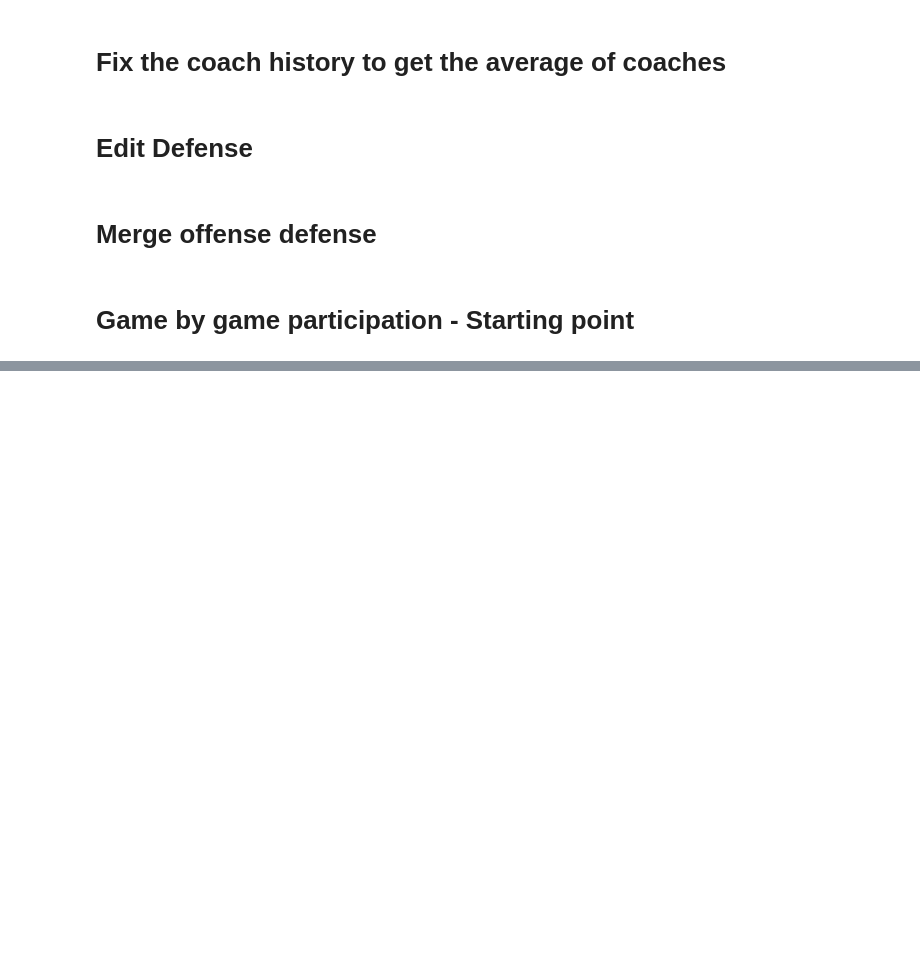
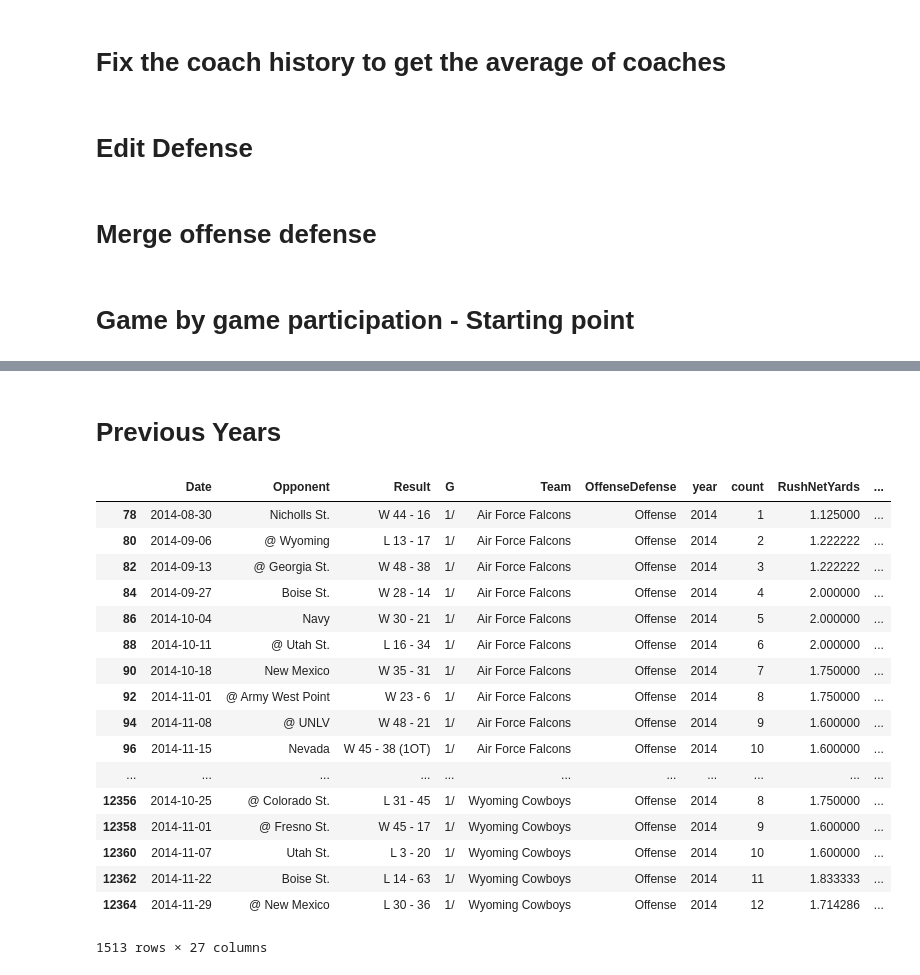
Before and after one commit to cjohns38/ncaafootball, a Jupyter notebook: StartingDataManipulation.ipynb, the cells around one changed output, grey strips where cells are left out. Drawn from its saved outputs; the diff is of its cells as text; code cells hidden in the pictures; blank space fills up the shorter version.

```diff
--- a/StartingDataManipulation.ipynb
+++ b/StartingDataManipulation.ipynb
@@ -339,11 +328,5 @@ final[(final['Team'] == 'Air Force Falcons') &
-# %%
-game =  3
-year = 2014
-if game <=3:
-    out = final[(final['Team'] == 'Air Force Falcons') &
-                (final['year_y'] == year) &
-                (final['count'] <= game)
-               ].mean()
+# %% [markdown]
+# Previous Years
 # %%
 def previous_yrs(team, year, game, cols, debug = False):
     global final
@@ -363,7 +346,8 @@ def previous_yrs(team, year, game, cols, debug = False):
         out.append(x)
 
     if debug == False:
-        mean = pd.concat(out)
+        mean = pd.concat(out).mean().to_frame().T.drop(['year_y', 'count'], axis=1).to_dict(orient='record')[0]
+        return pd.Series(mean)
     elif debug == True:
         mean = pd.concat(out)
-    return mean
+        return mean
@@ -372,0 +354,35 @@ z = previous_yrs('Air Force Falcons', 2015, 3, cols2, False)
+# %%
+#cols2 = ['RushNetYards', 'PassYards', 'Int', 'Interceptions', 'PassAttempts', 'Punts']
+cols2 = ["RushNetYards","PassYards","Interceptions","PassAttempts","Punts","Points","FumblesLost",
+         "Penalties","Plays","def_RushNetYards","def_PassYards","def_Interceptions","def_Punts",
+         "def_FF","def_PenaltyYards","def_PDef","Sacks","Tackles","def_Plays",
+        ]
+# %%
+gamebygame_part[cols2] = gamebygame_part[gamebygame_part.year == 2014].apply(lambda x: previous_yrs(team = x['Team'],
+                                                     year = x['year'],
+                                                     game = x['count'],
+                                                     cols = cols2,
+                                                     debug = False
+                                                     ), axis = 1
+                                                   )
+# %%
+gamebygame_part[gamebygame_part.year == 2014]
+# %% [output]
+|  | Date | Opponent | Result | G | Team | OffenseDefense | year | count | RushNetYards | ... |
+| 78 | 2014-08-30 | Nicholls St. | W 44 - 16 | 1/ | Air Force Falcons | Offense | 2014 | 1 | 1.125000 | ... |
+| 80 | 2014-09-06 | @ Wyoming | L 13 - 17 | 1/ | Air Force Falcons | Offense | 2014 | 2 | 1.222222 | ... |
+| 82 | 2014-09-13 | @ Georgia St. | W 48 - 38 | 1/ | Air Force Falcons | Offense | 2014 | 3 | 1.222222 | ... |
+| 84 | 2014-09-27 | Boise St. | W 28 - 14 | 1/ | Air Force Falcons | Offense | 2014 | 4 | 2.000000 | ... |
+| 86 | 2014-10-04 | Navy | W 30 - 21 | 1/ | Air Force Falcons | Offense | 2014 | 5 | 2.000000 | ... |
+| 88 | 2014-10-11 | @ Utah St. | L 16 - 34 | 1/ | Air Force Falcons | Offense | 2014 | 6 | 2.000000 | ... |
+| 90 | 2014-10-18 | New Mexico | W 35 - 31 | 1/ | Air Force Falcons | Offense | 2014 | 7 | 1.750000 | ... |
+| 92 | 2014-11-01 | @ Army West Point | W 23 - 6 | 1/ | Air Force Falcons | Offense | 2014 | 8 | 1.750000 | ... |
+| 94 | 2014-11-08 | @ UNLV | W 48 - 21 | 1/ | Air Force Falcons | Offense | 2014 | 9 | 1.600000 | ... |
+| 96 | 2014-11-15 | Nevada | W 45 - 38 (1OT) | 1/ | Air Force Falcons | Offense | 2014 | 10 | 1.600000 | ... |
+| ... | ... | ... | ... | ... | ... | ... | ... | ... | ... | ... |
+| 12356 | 2014-10-25 | @ Colorado St. | L 31 - 45 | 1/ | Wyoming Cowboys | Offense | 2014 | 8 | 1.750000 | ... |
+| 12358 | 2014-11-01 | @ Fresno St. | W 45 - 17 | 1/ | Wyoming Cowboys | Offense | 2014 | 9 | 1.600000 | ... |
+| 12360 | 2014-11-07 | Utah St. | L 3 - 20 | 1/ | Wyoming Cowboys | Offense | 2014 | 10 | 1.600000 | ... |
+| 12362 | 2014-11-22 | Boise St. | L 14 - 63 | 1/ | Wyoming Cowboys | Offense | 2014 | 11 | 1.833333 | ... |
+| 12364 | 2014-11-29 | @ New Mexico | L 30 - 36 | 1/ | Wyoming Cowboys | Offense | 2014 | 12 | 1.714286 | ... |
+1513 rows × 27 columns
```
Also changed, not shown: parts of 3 cells of this notebook, 1 other file.
